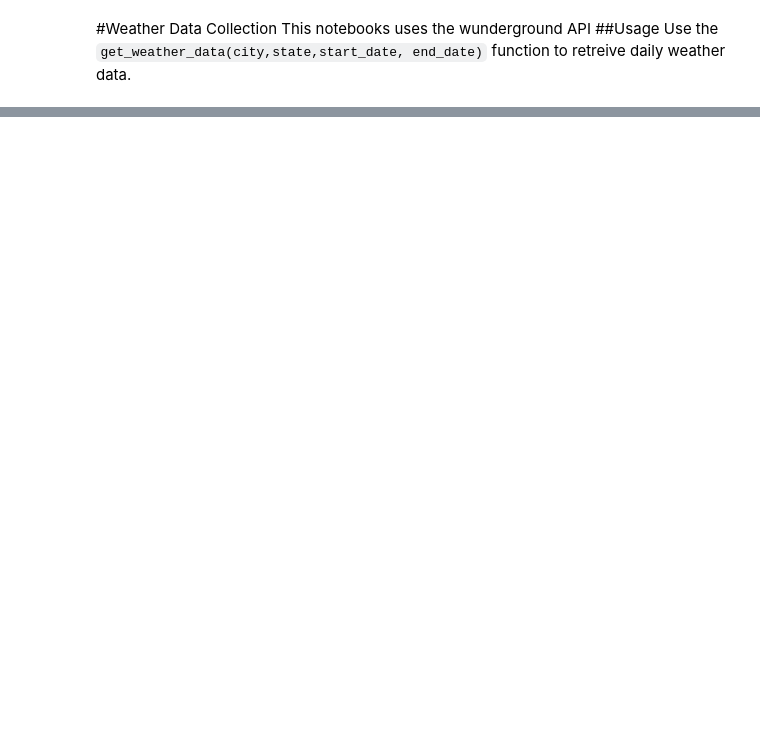
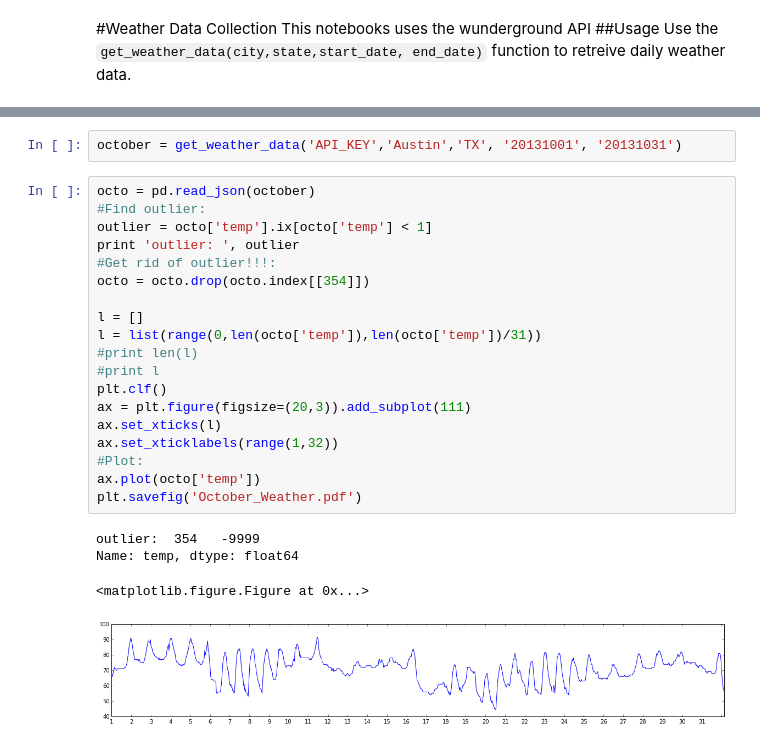
Before and after one commit to dssg/wikienergy, a Jupyter notebook: weather/get_weather_data/get_weather_data.ipynb, the cells around one changed output, grey strips where cells are left out. Saved outputs shown, nothing was run; the diff lists cells and outputs as text; blank space fills up the shorter version.

```diff
--- a/weather/get_weather_data/get_weather_data.ipynb
+++ b/weather/get_weather_data/get_weather_data.ipynb
@@ -135,0 +217,26 @@ df['temp'].plot(figsize=(20,2))
+# %%
+october = get_weather_data('API_KEY','Austin','TX', '20131001', '20131031')
+# %%
+octo = pd.read_json(october)
+#Find outlier:
+outlier = octo['temp'].ix[octo['temp'] < 1]
+print 'outlier: ', outlier
+#Get rid of outlier!!!:
+octo = octo.drop(octo.index[[354]])
+
+l = []
+l = list(range(0,len(octo['temp']),len(octo['temp'])/31))
+#print len(l)
+#print l
+plt.clf()
+ax = plt.figure(figsize=(20,3)).add_subplot(111)
+ax.set_xticks(l)
+ax.set_xticklabels(range(1,32))
+#Plot:
+ax.plot(octo['temp'])
+plt.savefig('October_Weather.pdf')
+# %% [output]
+outlier:  354   -9999
+Name: temp, dtype: float64
+<matplotlib.figure.Figure at 0x...>
+[figure, added]
```
Also changed, not shown: parts of 19 cells of this notebook, 5 other files.
